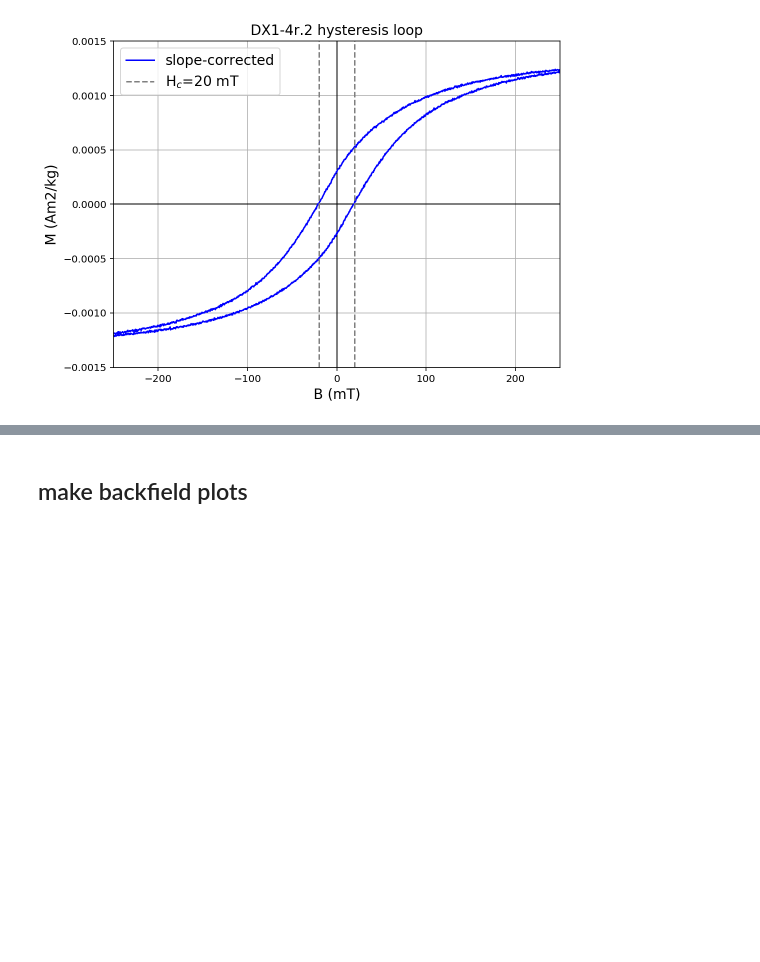
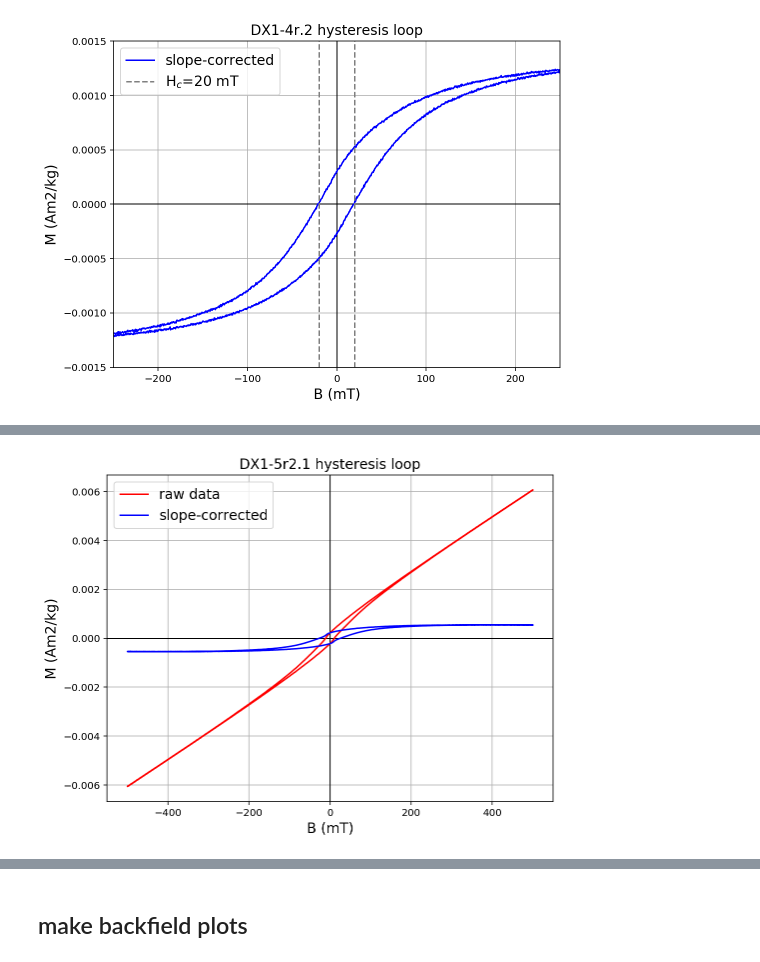
Before and after one commit to duserzym/2022_IRM_summer_school, a Jupyter notebook: code/VSM.ipynb, the cells around one changed output, grey strips where cells are left out. Cells and saved outputs as stored; diff of their text form; code cells hidden in the pictures; blank space fills up the shorter version.

```diff
--- a/code/VSM.ipynb
+++ b/code/VSM.ipynb
@@ -220,0 +255,5 @@ plt.show()
+# %%
+DX1_5r_hyst_2 = plot_hyst_data(hysteresis_measurements, 8, savefig = False)
+plt.savefig('code_output/DX1_5r_hyst.png', dpi=300, bbox_inches='tight')
+# %% [output]
+[figure, added]
```
Also changed, not shown: parts of 22 cells of this notebook, 49 other files.
